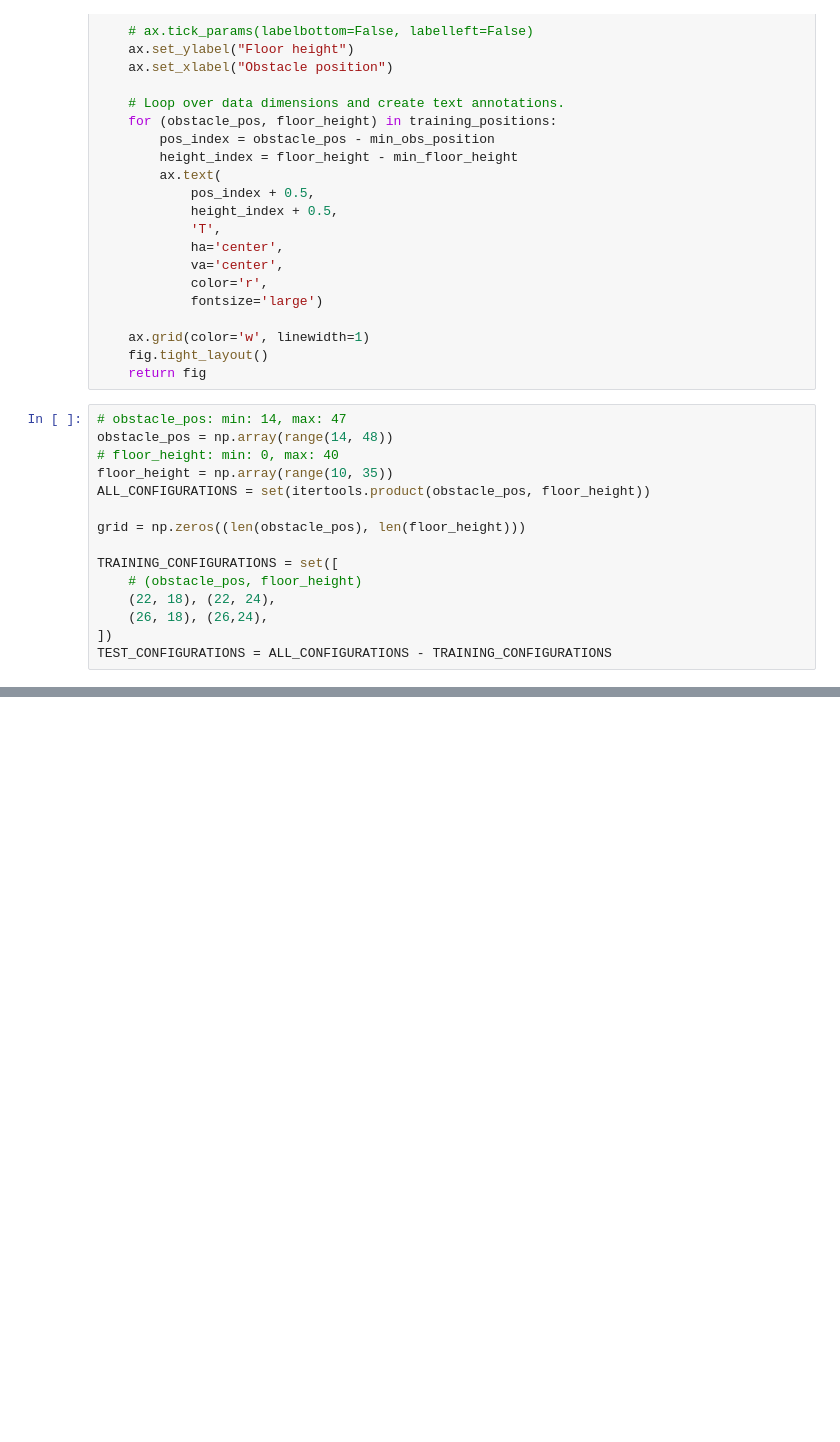
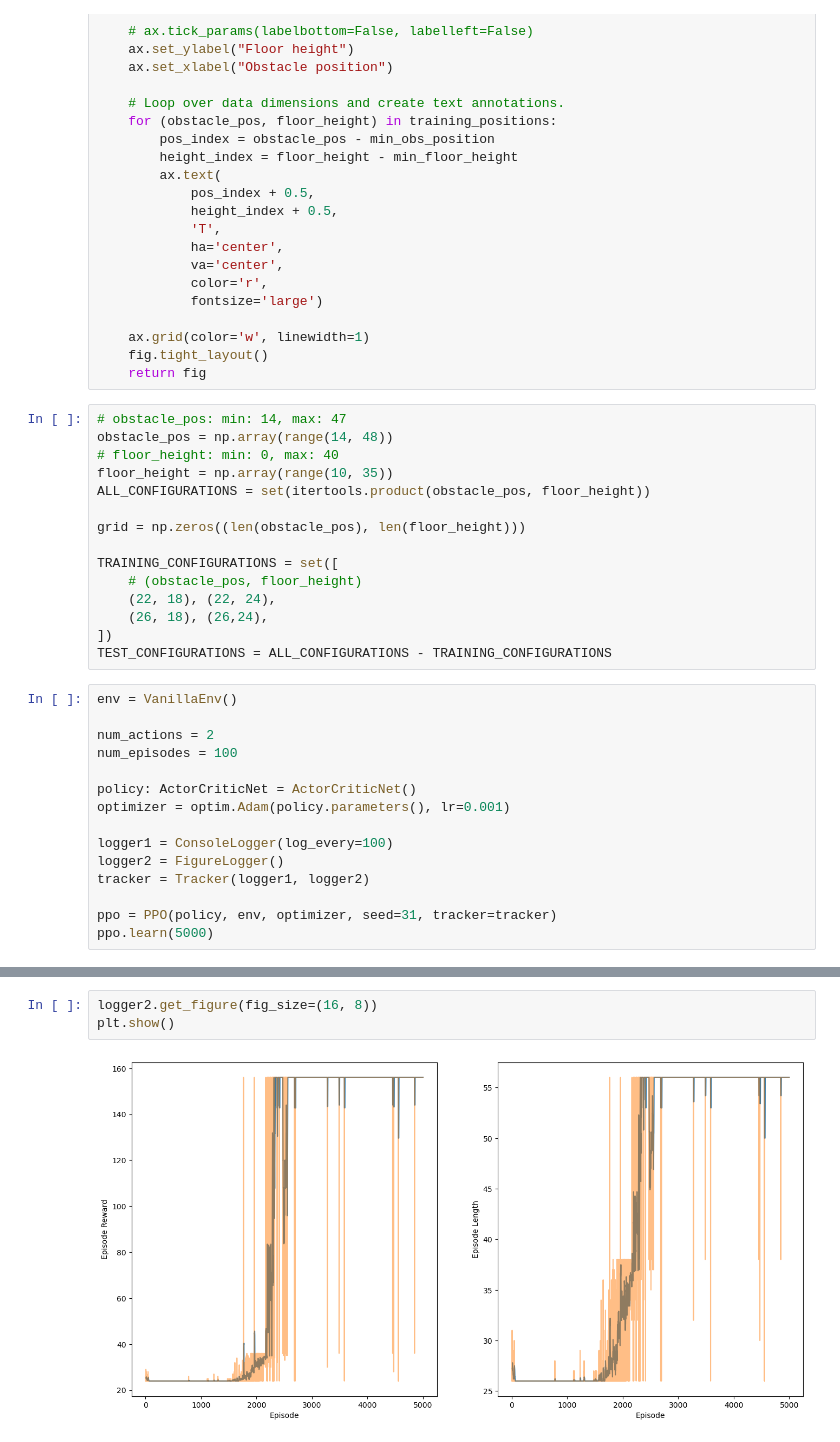
Before and after one commit to manusimidt/jku_practical_work, a Jupyter notebook: gen_ppo.ipynb, the cells around one changed output, grey strips where cells are left out. Drawn from its saved outputs; the diff is of its cells as text; blank space fills up the shorter version.

Commit message:
Added Figure Logger

```diff
--- a/gen_ppo.ipynb
+++ b/gen_ppo.ipynb
@@ -51,3 +57,18 @@ TRAINING_CONFIGURATIONS = set([
     (26, 18), (26,24),
 ])
 TEST_CONFIGURATIONS = ALL_CONFIGURATIONS - TRAINING_CONFIGURATIONS
+# %%
+env = VanillaEnv()
+
+num_actions = 2
+num_episodes = 100
+
+policy: ActorCriticNet = ActorCriticNet()
+optimizer = optim.Adam(policy.parameters(), lr=0.001)
+
+logger1 = ConsoleLogger(log_every=100)
+logger2 = FigureLogger()
+tracker = Tracker(logger1, logger2)
+
+ppo = PPO(policy, env, optimizer, seed=31, tracker=tracker)
+ppo.learn(5000)
@@ -53,0 +93,5 @@ TEST_CONFIGURATIONS = ALL_CONFIGURATIONS - TRAINING_CONFIGURATIONS
+# %%
+logger2.get_figure(fig_size=(16, 8))
+plt.show()
+# %% [output]
+[figure, added]
```
Also changed, not shown: parts of 2 cells of this notebook, 7 other files.
